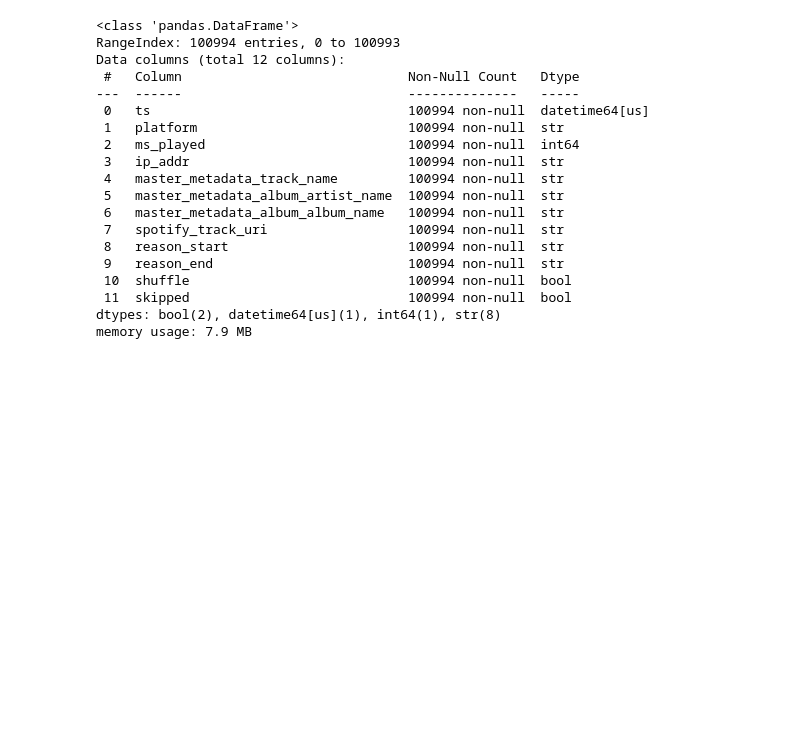
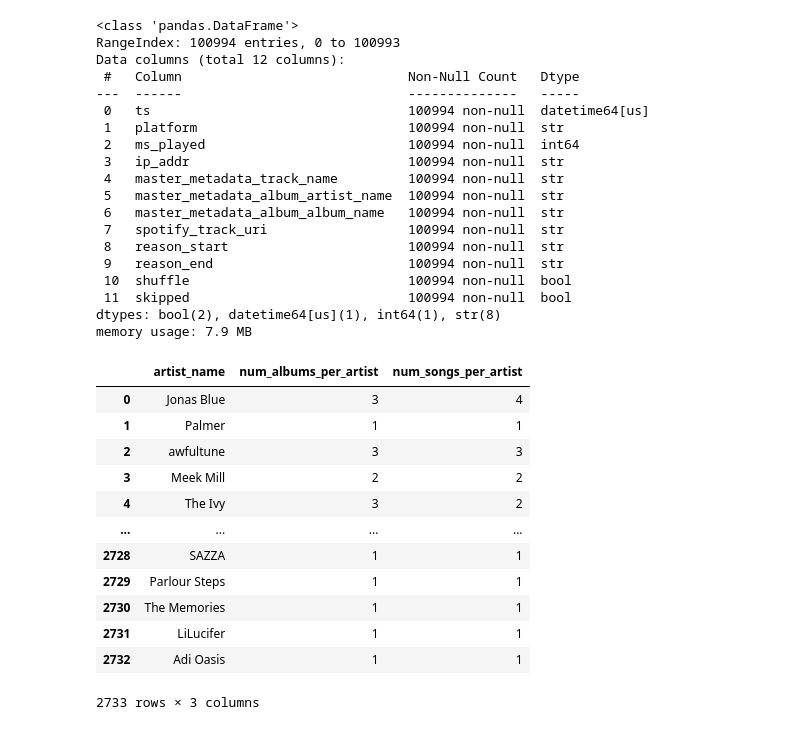
Before and after one commit to Saikeertanagubbala/Concerts4Superfans, a Jupyter notebook: json_cleaning.ipynb, the cells around one changed output. Drawn from its saved outputs; the diff is of its cells as text; code cells hidden in the pictures; blank space fills up the shorter version.

```diff
--- a/json_cleaning.ipynb
+++ b/json_cleaning.ipynb
@@ -104,3 +104,21 @@ Data columns (total 12 columns):
  11  skipped                            100994 non-null  bool
 dtypes: bool(2), datetime64[us](1), int64(1), str(8)
 memory usage: 7.9 MB
+# %%
+# num of diff songs and diff albums listened to by artist.
+# NOT accurate includes released singles as albums.
+conn.execute("SELECT master_metadata_album_artist_name AS artist_name, COUNT(DISTINCT master_metadata_album_album_name) AS num_albums_per_artist, COUNT(DISTINCT master_metadata_track_name) AS num_songs_per_artist FROM podcast_dropped GROUP BY artist_name").df()
+# %% [output]
+|  | artist_name | num_albums_per_artist | num_songs_per_artist |
+| 0 | Jonas Blue | 3 | 4 |
+| 1 | Palmer | 1 | 1 |
+| 2 | awfultune | 3 | 3 |
+| 3 | Meek Mill | 2 | 2 |
+| 4 | The Ivy | 3 | 2 |
+| ... | ... | ... | ... |
+| 2728 | SAZZA | 1 | 1 |
+| 2729 | Parlour Steps | 1 | 1 |
+| 2730 | The Memories | 1 | 1 |
+| 2731 | LiLucifer | 1 | 1 |
+| 2732 | Adi Oasis | 1 | 1 |
+2733 rows × 3 columns
```
Also changed, not shown: parts of 7 cells of this notebook.
